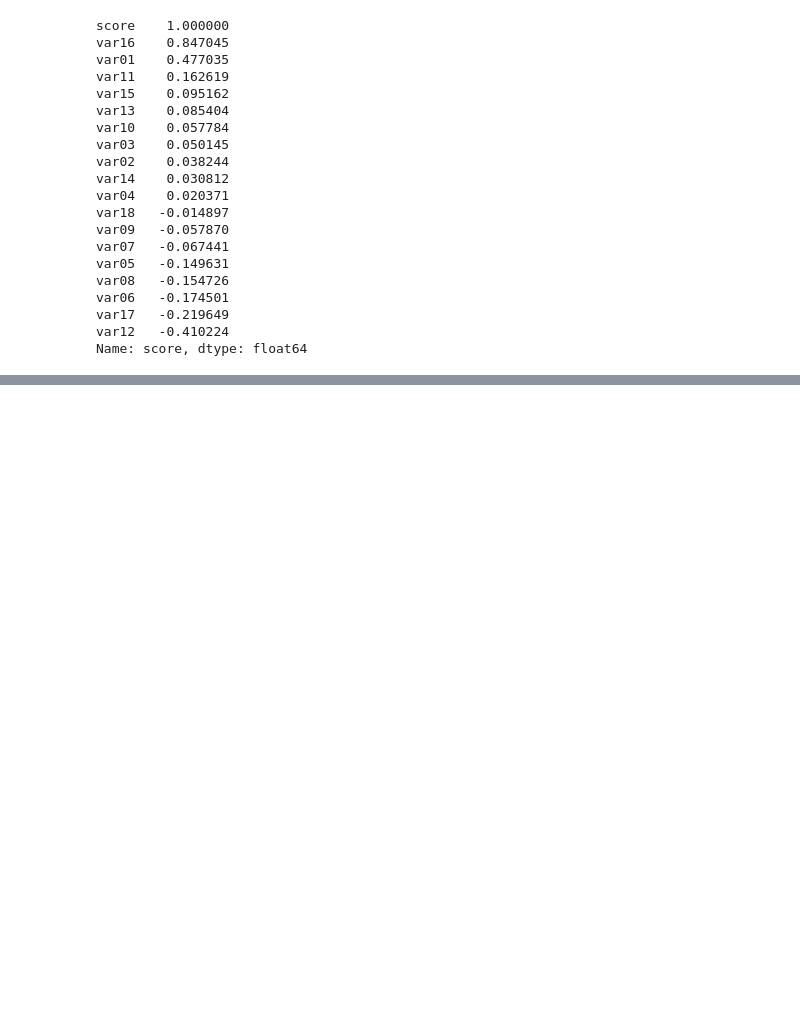
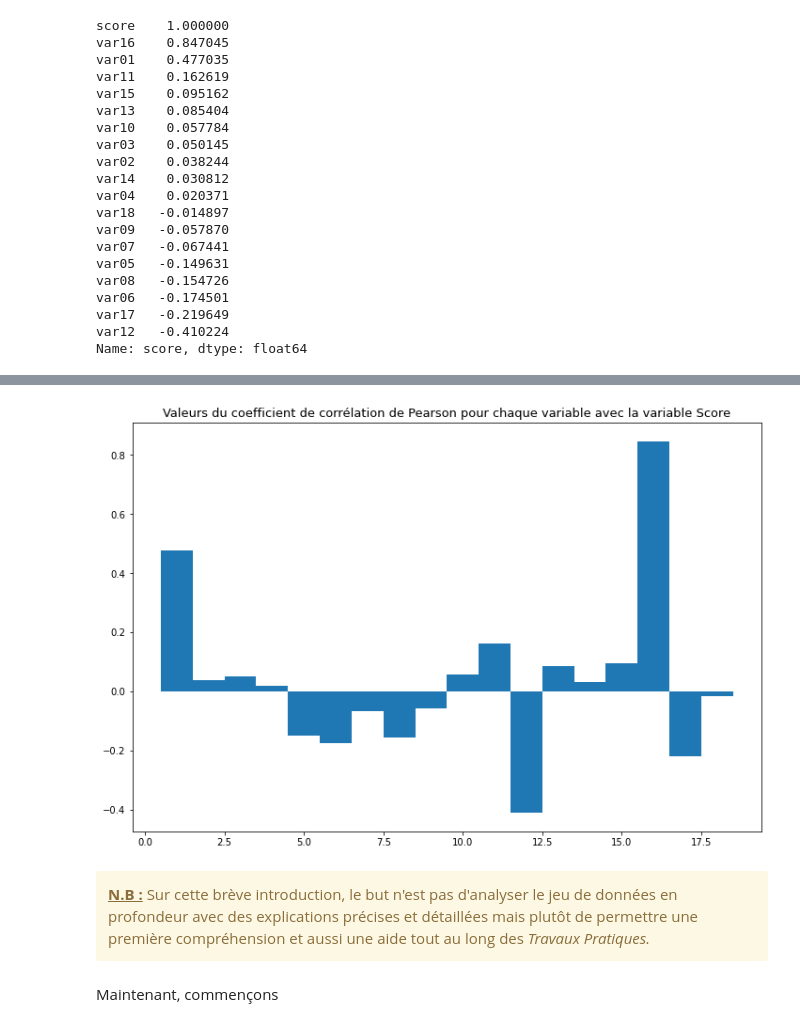
Before and after one commit to abfariah/BE_AML_Linear, a Jupyter notebook: STRANG_ROBINET.ipynb, the cells around one changed output, grey strips where cells are left out. Cells and saved outputs as stored; diff of their text form; code cells hidden in the pictures; blank space fills up the shorter version.

```diff
--- a/STRANG_ROBINET.ipynb
+++ b/STRANG_ROBINET.ipynb
@@ -204,3 +98,0 @@ Name: score, dtype: float64
-# %%
-for i in range(1, 5):
-    print(i)
@@ -232,0 +106,13 @@ LinearRegression()
+# %%
+plt.figure(figsize=(12, 8))
+plt.bar([i for i in range(1, 19)], corr_matrix["score"].values[:-1], width=1)
+plt.title("Valeurs du coefficient de corrélation de Pearson pour chaque variable avec la variable Score", fontsize=13)
+plt.show()
+# %% [output]
+[figure, added]
+# %% [markdown]
+<div class="alert alert-block alert-warning">
+    <b><u>N.B :</b></u> Sur cette brève introduction, le but n'est pas d'analyser le jeu de données en profondeur avec des explications précises et détaillées mais plutôt de permettre une première compréhension et aussi une aide tout au long des <i>Travaux Pratiques.</i>
+</div>
+# %% [markdown]
+Maintenant, commençons
```
Also changed, not shown: parts of 125 cells of this notebook.
